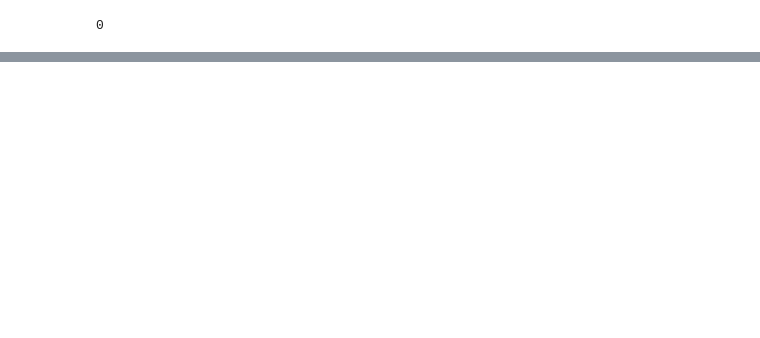
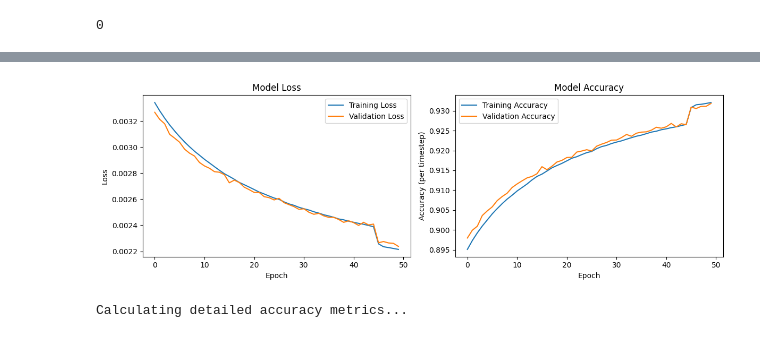
Before and after one commit to zeyadahmedhussein/Air-Quality-Prediction-Using-Quantum-Computing, a Jupyter notebook: lstm_model.ipynb, the cells around one changed output, grey strips where cells are left out. Drawn from its saved outputs; the diff is of its cells as text; code cells hidden in the pictures; blank space fills up the shorter version.

Commit message:
Added hybrid and classical

```diff
--- a/lstm_model.ipynb
+++ b/lstm_model.ipynb
@@ -374,0 +402,13 @@ Generating example predictions...
+# %%
+n_lstm_units = 128
+num_layers = 4
+
+model = ClassicalLSTMModel(
+    n_features=len(feature_columns),
+    n_lstm_units=n_lstm_units,
+    num_layers=num_layers,
+    output_len=OUTPUT_SEQUENCE_LENGTH
+)
+model.load_state_dict(torch.load('best_classical_lstm_model.pth'))
+print("\nClassical LSTM Model Architecture:")
+print(model)
@@ -374,0 +421,2 @@ Generating example predictions...
+# %%
+model, history_2 = train_model_pytorch(model, train_loader, val_loader, epochs=25, patience=5)
@@ -374,0 +441,23 @@ Generating example predictions...
+# %%
+def concat_histories(h1, h2):
+    merged = defaultdict(list)
+    for k in set(h1) | set(h2):   # union of keys
+        merged[k].extend(h1.get(k, []))
+        merged[k].extend(h2.get(k, []))
+    return merged
+
+merged_history = concat_histories(history, history_2)
+# %%
+plot_training_history(merged_history)
+# %% [output]
+[figure, added]
+# %%
+print("\nCalculating detailed accuracy metrics...")
+device = torch.device("cuda" if torch.cuda.is_available() else "cpu")
+
+# Evaluate model per location and per hour
+location_acc, hour_acc = evaluate_model_per_location_and_hour(
+    model, val_loader, device, loc_test
+)
+# %% [output]
+Calculating detailed accuracy metrics...
```
Also changed, not shown: parts of 17 cells of this notebook, 1 other file.
